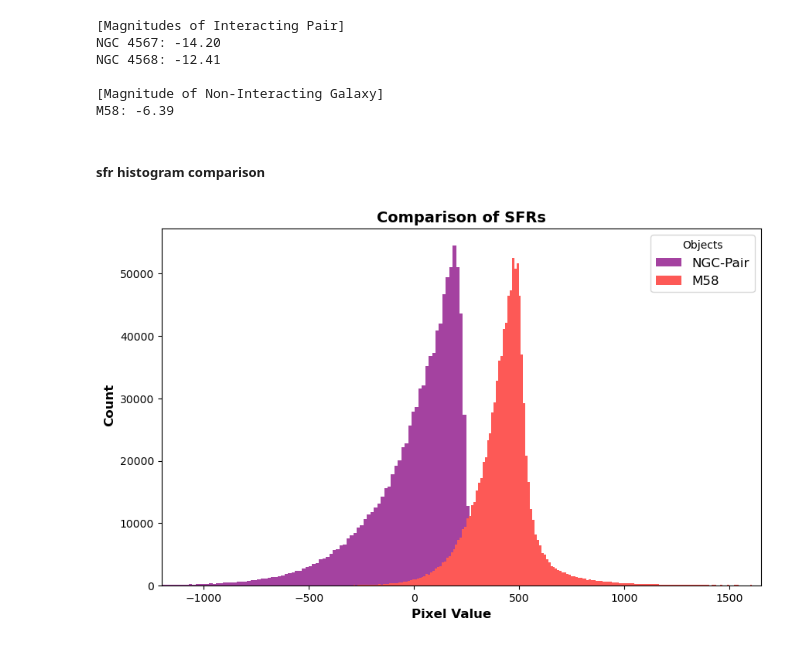
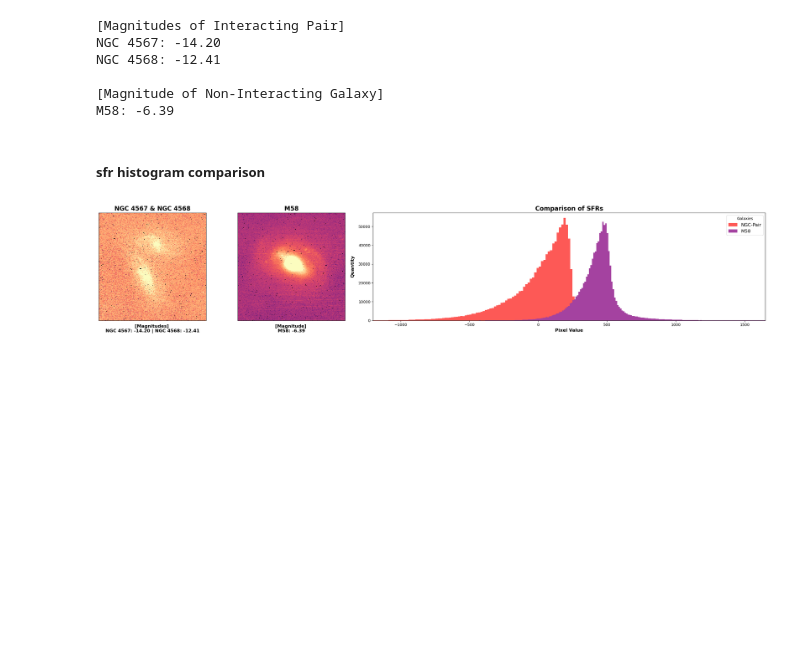
Before and after one commit to emmabacarra/interacting_galaxies, a Jupyter notebook: statistics.ipynb, the cells around one changed output. Cells and saved outputs as stored; diff of their text form; code cells hidden in the pictures; blank space fills up the shorter version.

```diff
--- a/statistics.ipynb
+++ b/statistics.ipynb
@@ -203,17 +248,38 @@ M58: -6.39
 # %% [markdown]
 ##### sfr histogram comparison
 # %%
-fig, ax = plt.subplots(figsize=(10, 6));
+fig = plt.figure(figsize=(25, 5), tight_layout=False);
+gs = GridSpec(1, 5, figure=fig)
 
-ax.set_title(
+ax1 = fig.add_subplot(gs[0, 0]);
+ax1.set_title(
+    'NGC 4567 & NGC 4568',
+              fontsize=16, fontweight='bold');
+ax1.imshow(ngc_snippet, cmap='magma', norm=ngc.normalizer(), interpolation='hermite');
+ax1.set_xlabel(f'[Magnitudes] \nNGC 4567: {ngc_mags[0][1]:.2f} | NGC 4568: {ngc_mags[1][1]:.2f}', fontsize=12, fontweight='bold', labelpad=10)
+ax1.set_xticks([]);
+ax1.set_yticks([]);
+
+ax2 = fig.add_subplot(gs[0, 1:2]);
+ax2.set_title(
+    'M58',
+              fontsize=16, fontweight='bold');
+ax2.imshow(m_snippet, cmap='magma', norm=m58.normalizer(), interpolation='hermite');
+ax2.set_xlabel(f'[Magnitude] \nM58: {m_mags[0][1]:.2f}', fontsize=12, fontweight='bold', labelpad=10)
+ax2.set_xticks([]);
+ax2.set_yticks([]);
+
+ax3 = fig.add_subplot(gs[0, 2:]);
+ax3.set_title(
     'Comparison of SFRs',
-              fontsize=14, fontweight='bold');
-ax.hist((unc_pair['r']-unc_pair['ha']).flatten(), bins=len(np.unique((unc_pair['r']-unc_pair['ha']).flatten()))+1, label='NGC-Pair', color='xkcd:ugly purple');
-ax.hist((unc_m58['r']-unc_m58['ha']).flatten(), bins=len(np.unique((unc_m58['r']-unc_m58['ha']).flatten()))+1, label='M58', color='xkcd:grapefruit');
-ax.set_xlim(-1200, 1650);
+              fontsize=16, fontweight='bold');
+ax3.hist((unc_pair['r']-unc_pair['ha']).flatten(), bins=len(np.unique((unc_pair['r']-unc_pair['ha']).flatten()))+1, label='NGC-Pair', color='xkcd:grapefruit');
+ax3.hist((unc_m58['r']-unc_m58['ha']).flatten(), bins=len(np.unique((unc_m58['r']-unc_m58['ha']).flatten()))+1, label='M58', color='xkcd:ugly purple');
+ax3.set_xlim(-1200, 1650);
+ax3.set_xlabel('Pixel Value', fontsize=12, fontweight='bold');
+ax3.set_ylabel('Quantity', fontsize=12, fontweight='bold', labelpad=10);
+ax3.legend(title='Galaxies', loc='upper right', fontsize=12);
 
-fig.text(0.5, 0.04, 'Pixel Value', ha='center', fontsize=12, fontweight='bold');
-fig.text(0.05, 0.5, 'Count', va='center', rotation='vertical', fontsize=12, fontweight='bold');
-fig.legend(title='Objects', loc='upper right', bbox_to_anchor=(0.9, 0.88), fontsize=12);
+fig.subplots_adjust(wspace=0.1)
 # %% [output]
-[figure, old version]
+[figure, new version]
```
Also changed, not shown: parts of 6 cells of this notebook, 3 other files.
